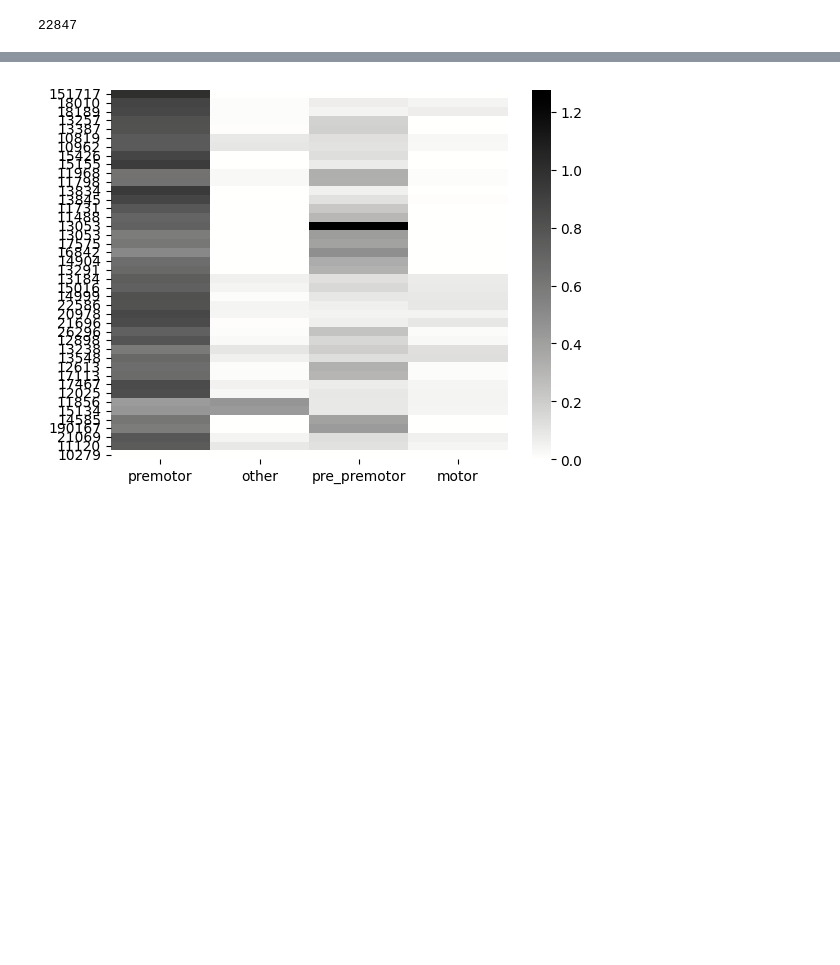
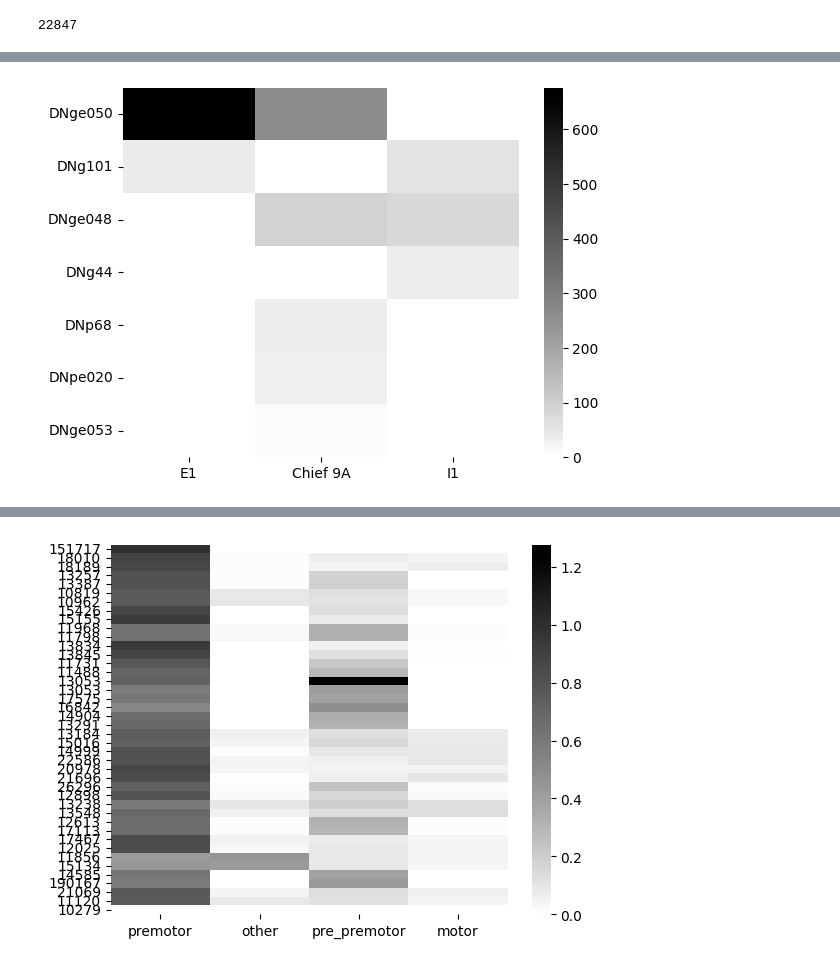
Before and after one commit to chrisjdallmann/roadrunner, a Jupyter notebook: code/manc_neuron_analysis.ipynb, the cells around one changed output, grey strips where cells are left out. Saved outputs shown, nothing was run; the diff lists cells and outputs as text; code cells hidden in the pictures; blank space fills up the shorter version.

```diff
--- a/code/manc_neuron_analysis.ipynb
+++ b/code/manc_neuron_analysis.ipynb
@@ -176,0 +174,17 @@ df_of_interest
+# %%
+# Plot summed connectivity with neurons of interest
+pre_names = df_of_interest.pre_name.unique()
+post_names = df_of_interest.post_name.unique()
+conn_mat = np.zeros((len(pre_names),len(post_names)))
+
+df_of_interest_summed = df_of_interest.groupby(['pre_name','post_name'])['syn_count'].sum().reset_index().sort_values('syn_count', ascending=False)
+
+for pre_index, pre_name in enumerate(pre_names):
+    for post_index, post_name in enumerate (post_names):
+        conn_mat[pre_index, post_index] = df_of_interest_summed.syn_count[(df_of_interest_summed.pre_name==pre_name) & (df_of_interest_summed.post_name==post_name)].sum()
+
+cmap = cmocean.cm.gray_r
+sns.heatmap(conn_mat, cmap=cmap, yticklabels=pre_names, xticklabels=post_names)
+plt.show()
+# %% [output]
+[figure, added]
```
Also changed, not shown: parts of 11 cells of this notebook.
